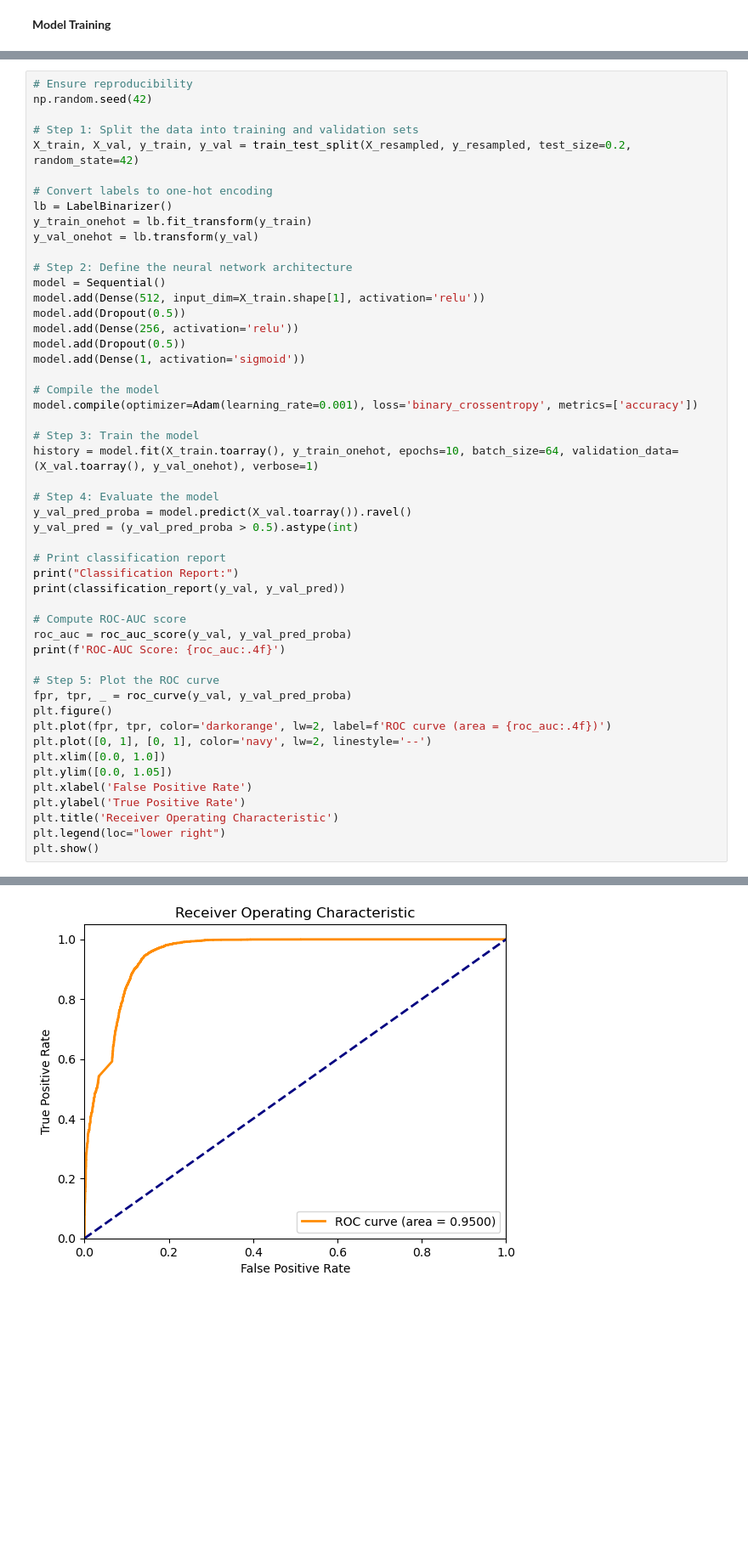
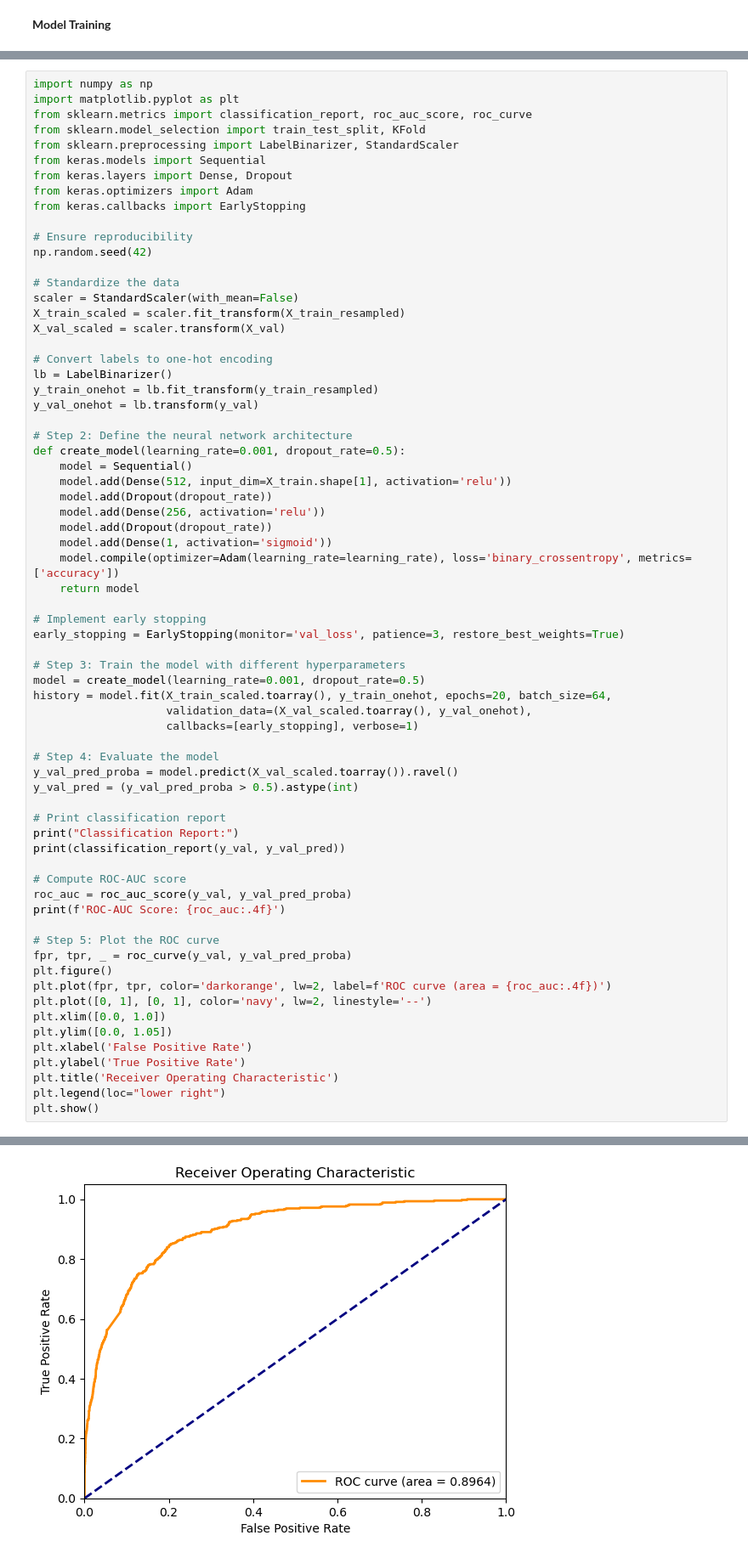
Before and after one commit to tarlan3003/x_sentiment_analysis, a Jupyter notebook: sentiment_analysis.ipynb, the cells around one changed output, grey strips where cells are left out. Shown at 85% size. Cells and saved outputs as stored; diff of their text form; blank space fills up the shorter version.

```diff
--- a/sentiment_analysis.ipynb
+++ b/sentiment_analysis.ipynb
@@ -900,31 +857,49 @@ ROC-AUC Score: 0.9539
 # %%
+import numpy as np
+import matplotlib.pyplot as plt
+from sklearn.metrics import classification_report, roc_auc_score, roc_curve
+from sklearn.model_selection import train_test_split, KFold
+from sklearn.preprocessing import LabelBinarizer, StandardScaler
+from keras.models import Sequential
+from keras.layers import Dense, Dropout
+from keras.optimizers import Adam
+from keras.callbacks import EarlyStopping
+
 # Ensure reproducibility
 np.random.seed(42)
 
-# Step 1: Split the data into training and validation sets
-X_train, X_val, y_train, y_val = train_test_split(X_resampled, y_resampled, test_size=0.2, random_state=42)
+# Standardize the data
+scaler = StandardScaler(with_mean=False)
+X_train_scaled = scaler.fit_transform(X_train_resampled)
+X_val_scaled = scaler.transform(X_val)
 
 # Convert labels to one-hot encoding
 lb = LabelBinarizer()
-y_train_onehot = lb.fit_transform(y_train)
+y_train_onehot = lb.fit_transform(y_train_resampled)
 y_val_onehot = lb.transform(y_val)
 
 # Step 2: Define the neural network architecture
-model = Sequential()
-model.add(Dense(512, input_dim=X_train.shape[1], activation='relu'))
-model.add(Dropout(0.5))
-model.add(Dense(256, activation='relu'))
-model.add(Dropout(0.5))
-model.add(Dense(1, activation='sigmoid'))
+def create_model(learning_rate=0.001, dropout_rate=0.5):
+    model = Sequential()
+    model.add(Dense(512, input_dim=X_train.shape[1], activation='relu'))
+    model.add(Dropout(dropout_rate))
+    model.add(Dense(256, activation='relu'))
+    model.add(Dropout(dropout_rate))
+    model.add(Dense(1, activation='sigmoid'))
+    model.compile(optimizer=Adam(learning_rate=learning_rate), loss='binary_crossentropy', metrics=['accuracy'])
+    return model
 
-# Compile the model
-model.compile(optimizer=Adam(learning_rate=0.001), loss='binary_crossentropy', metrics=['accuracy'])
+# Implement early stopping
+early_stopping = EarlyStopping(monitor='val_loss', patience=3, restore_best_weights=True)
 
-# Step 3: Train the model
-history = model.fit(X_train.toarray(), y_train_onehot, epochs=10, batch_size=64, validation_data=(X_val.toarray(), y_val_onehot), verbose=1)
+# Step 3: Train the model with different hyperparameters
+model = create_model(learning_rate=0.001, dropout_rate=0.5)
+history = model.fit(X_train_scaled.toarray(), y_train_onehot, epochs=20, batch_size=64,
+                    validation_data=(X_val_scaled.toarray(), y_val_onehot),
+                    callbacks=[early_stopping], verbose=1)
 
 # Step 4: Evaluate the model
-y_val_pred_proba = model.predict(X_val.toarray()).ravel()
+y_val_pred_proba = model.predict(X_val_scaled.toarray()).ravel()
 y_val_pred = (y_val_pred_proba > 0.5).astype(int)
 
 # Print classification report
@@ -970 +948 @@ ROC-AUC Score: 0.9500
-[figure, old version]
+[figure, new version]
```
Also changed, not shown: parts of 17 cells of this notebook.
